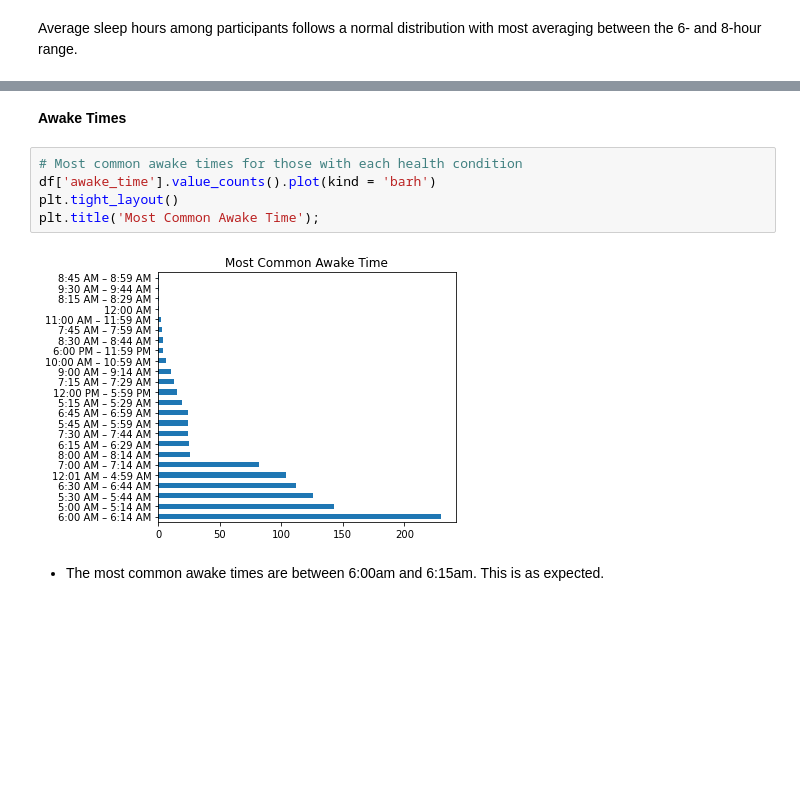
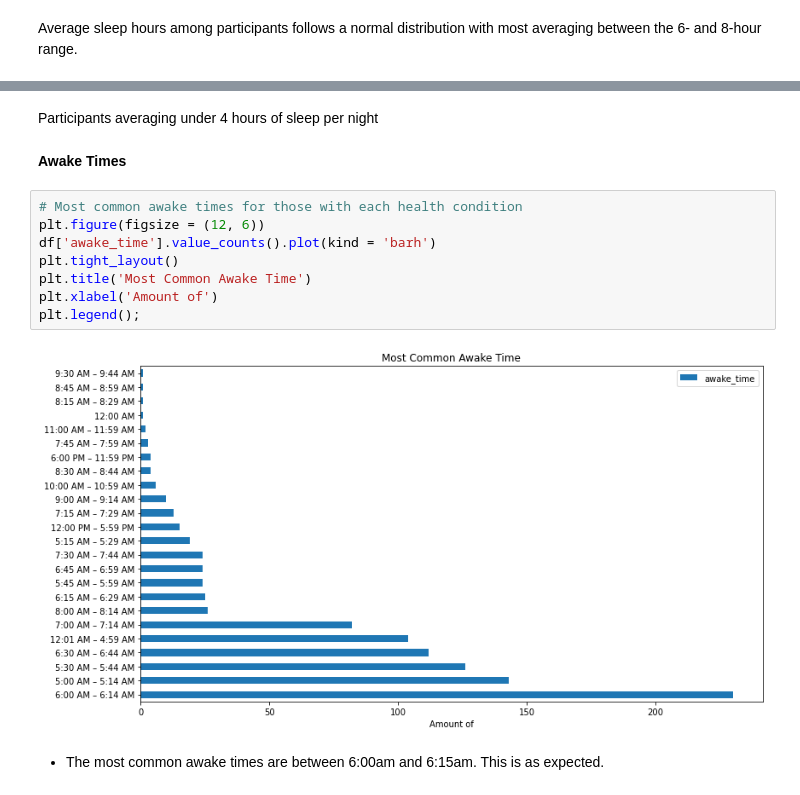
Before and after one commit to meadoh/Sleep-Analysis, a Jupyter notebook: Part 2 - EDA.ipynb, the cells around one changed output, grey strips where cells are left out. Drawn from its saved outputs; the diff is of its cells as text; blank space fills up the shorter version.

```diff
--- a/Part 2 - EDA.ipynb
+++ b/Part 2 - EDA.ipynb
@@ -87,12 +126,17 @@ Average sleep hours among participants follows a normal distribution with most a
+# %% [markdown]
+Participants averaging under 4 hours of sleep per night
 # %% [markdown]
 **Awake Times**
 # %%
 # Most common awake times for those with each health condition
+plt.figure(figsize = (12, 6))
 df['awake_time'].value_counts().plot(kind = 'barh')
 plt.tight_layout()
-plt.title('Most Common Awake Time');
+plt.title('Most Common Awake Time')
+plt.xlabel('Amount of')
+plt.legend();
 # %% [output]
-[figure, old version]
+[figure, new version]
 # %% [markdown]
 - The most common awake times are between 6:00am and 6:15am. This is as expected.
 # %% [markdown]
```
Also changed, not shown: parts of 33 cells of this notebook, 7 other files.
